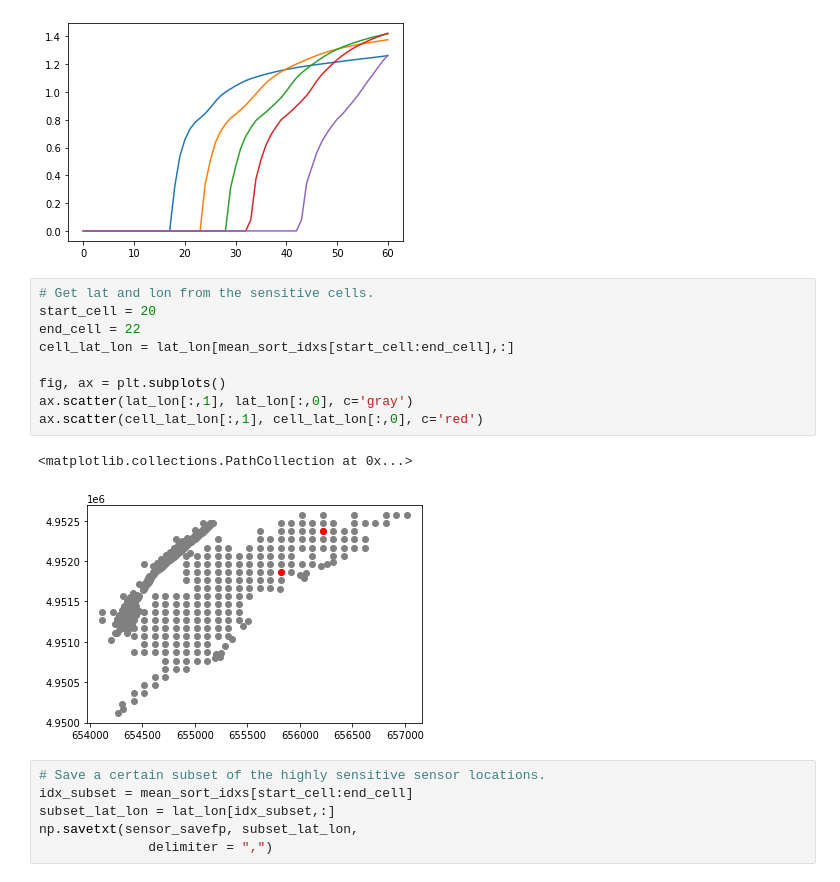
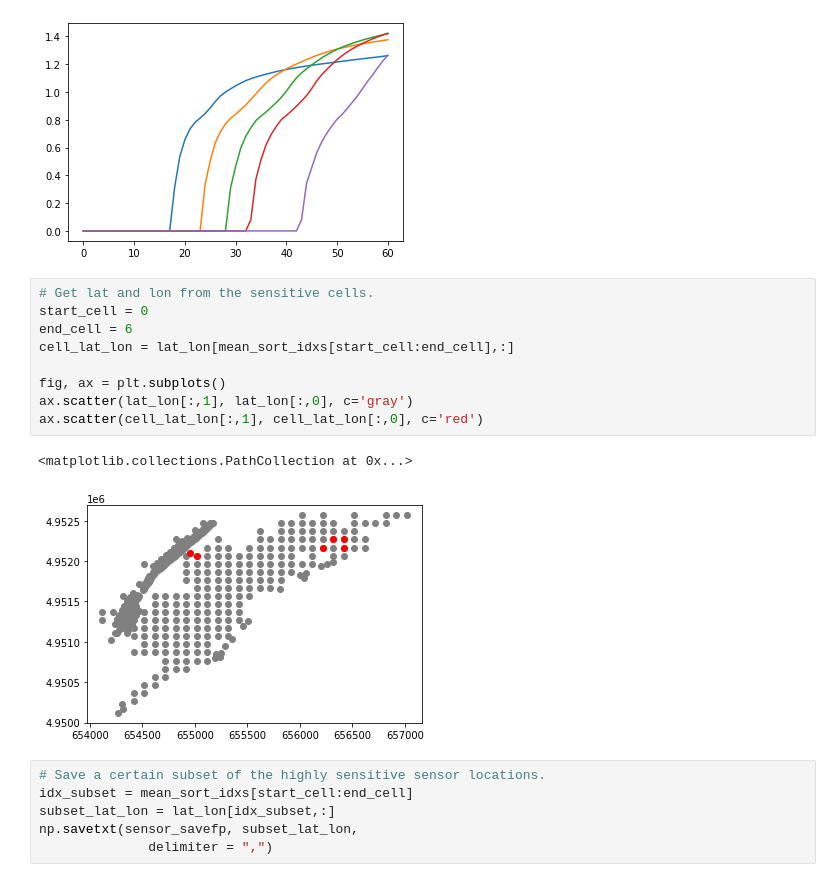
Before and after one commit to alex-l-young/rasopt, a Jupyter notebook: examples/sensitivity_sensor_locating.ipynb, the cells around one changed output. Saved outputs shown, nothing was run; the diff lists cells and outputs as text.

```diff
--- a/examples/sensitivity_sensor_locating.ipynb
+++ b/examples/sensitivity_sensor_locating.ipynb
@@ -107,16 +107,16 @@ ax.plot(cell_depths)
 [figure]
 # %%
 # Get lat and lon from the sensitive cells.
-start_cell = 20
-end_cell = 22
+start_cell = 0
+end_cell = 6
 cell_lat_lon = lat_lon[mean_sort_idxs[start_cell:end_cell],:]
 
 fig, ax = plt.subplots()
 ax.scatter(lat_lon[:,1], lat_lon[:,0], c='gray')
 ax.scatter(cell_lat_lon[:,1], cell_lat_lon[:,0], c='red')
 # %% [output]
 <matplotlib.collections.PathCollection at 0x...>
-[figure, old version]
+[figure, new version]
 # %%
 # Save a certain subset of the highly sensitive sensor locations.
 idx_subset = mean_sort_idxs[start_cell:end_cell]
```
Also changed, not shown: 6 other files.
